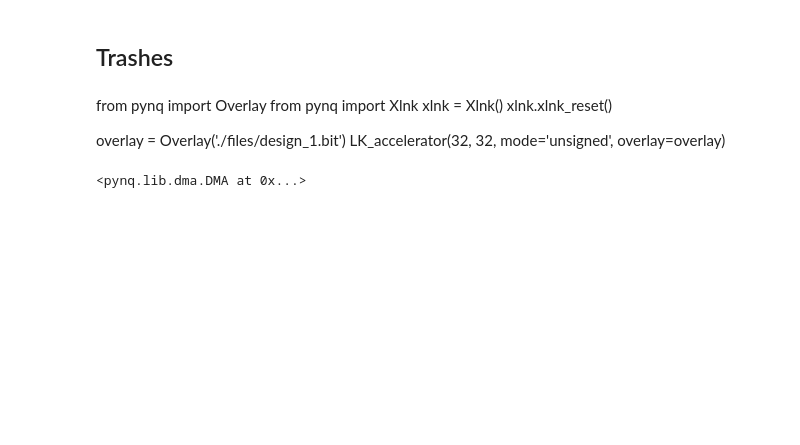
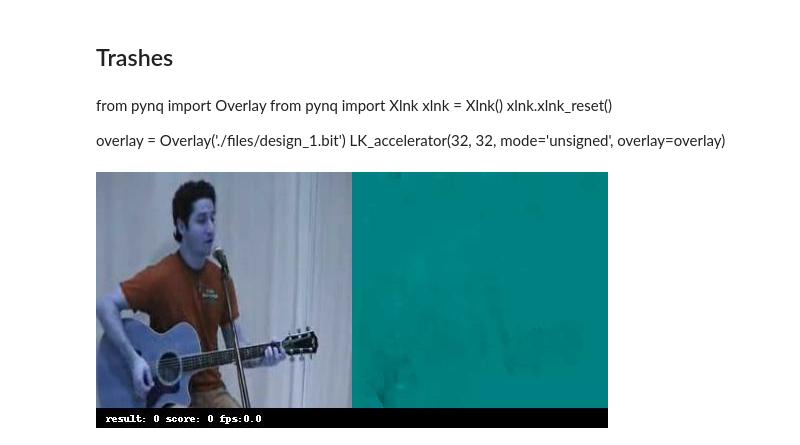
Before and after one commit to wubinary/two_stream_soc, a Jupyter notebook: python/LK_optical_flow/Video_demo.ipynb, the cells around one changed output. Cells and saved outputs as stored; diff of their text form; code cells hidden in the pictures; blank space fills up the shorter version.

Commit message:
python demo smoother

```diff
--- a/python/LK_optical_flow/Video_demo.ipynb
+++ b/python/LK_optical_flow/Video_demo.ipynb
@@ -76,7 +76,63 @@ xlnk.xlnk_reset()
 
 overlay = Overlay('./files/design_1.bit')
 LK_accelerator(32, 32, mode='unsigned', overlay=overlay)
-# %%
-LK_accelerator.dma0
-# %% [output]
-<pynq.lib.dma.DMA at 0x...>
+# %%
+import os
+
+size = (ch,h,w) = (20,256,256)
+
+config = configparser.ConfigParser()
+config.read('./files/config.config')
+
+# LK acc, memory bank
+lk_acc = LK_accelerator(config)
+f_bank = Feature_bank(config)
+
+os.system('mkdir -p files/output')
+
+candidate = ['files/v_Biking_g01_c01.avi',
+            'files/v_Biking_g01_c02.avi',
+            'files/v_PlayingGuitar_g01_c01.avi',
+            'files/v_PlayingGuitar_g01_c02.avi']
+
+for video in candidate:
+    # put demo video
+    dir_ = video[video.find('files/')+6:video.find('.avi')]
+    os.system(f'mkdir files/output/{dir_}')
+
+    cap = cv2.VideoCapture(video)
+
+    count = 0
+    prev_frame = np.zeros((h,w))
+    while(True):
+
+        ret,frame = cap.read()
+        if ret:
+            frame = cv2.resize(frame, (h, w))
+            curr_frame = cv2.cvtColor(frame, cv2.COLOR_BGR2GRAY)
+
+            vx,vy = lk_acc.compute(prev_frame, curr_frame)
+
+            # TODO:
+            # vgg16
+            cv2.imwrite(f'files/output/{dir_}/{count}_vx.png', vx)
+            cv2.imwrite(f'files/output/{dir_}/{count}_vy.png', vy)
+
+
+            count += 1
+            prev_frame = curr_frame
+
+            ####################
+            ##### just show ####
+            vx = np.expand_dims(vx, axis=2)
+            vy = np.expand_dims(vy, axis=2)
+            #vv = np.sqrt((vx**2+vy**2))
+            vv = np.zeros((h,w,1))
+            v = np.concatenate((vv,vx,vy),axis=2).astype(np.uint8)
+            showarray(np.concatenate((frame,v),axis=1), 0)
+            ####################
+            #showarray(frame, 1/sec)
+        else:
+            break
+# %% [output]
+[figure, added]
```
Also changed, not shown: parts of 1 cell of this notebook, 8 other files.
